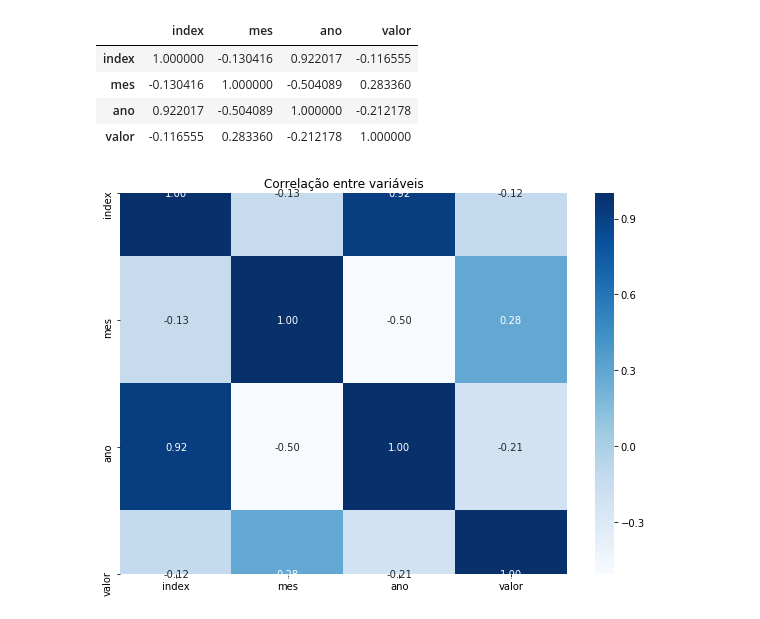
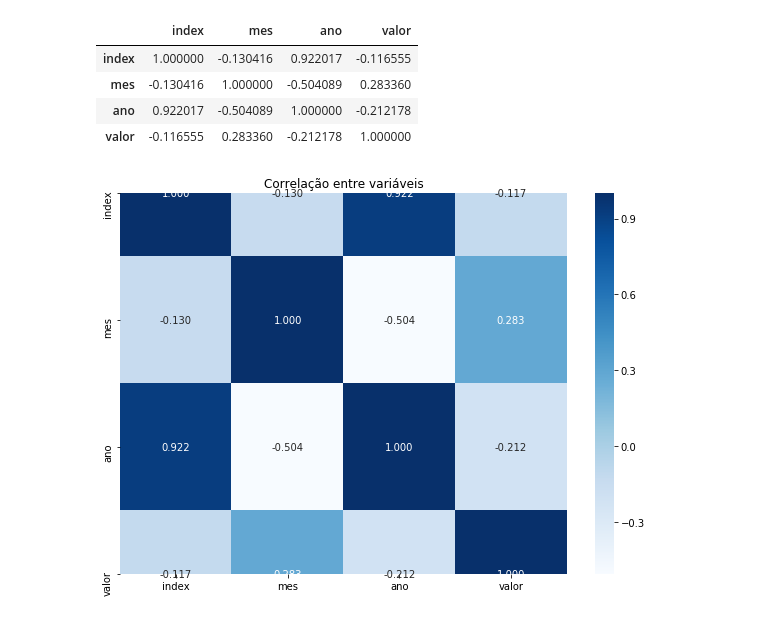
Before and after one commit to emanuelmorodrigues/desafio-casa-magalhaes, a Jupyter notebook: challenge/challenge1/tratamentodata1.ipynb, the cells around one changed output. Drawn from its saved outputs; the diff is of its cells as text; code cells hidden in the pictures.

```diff
--- a/challenge/challenge1/tratamentodata1.ipynb
+++ b/challenge/challenge1/tratamentodata1.ipynb
@@ -107,10 +105,10 @@ import seaborn as sns
 # %%
 plt.figure(figsize=(10, 7))
 sns.heatmap(df_mes.corr(),
             annot = True,
-            fmt = '.2f',
+            fmt = '.3f',
             cmap='Blues')
 plt.title('Correlação entre variáveis')
 plt.show()
 # %% [output]
-[figure, old version]
+[figure, new version]
```
Also changed, not shown: parts of 5 cells of this notebook, 6 other files.
